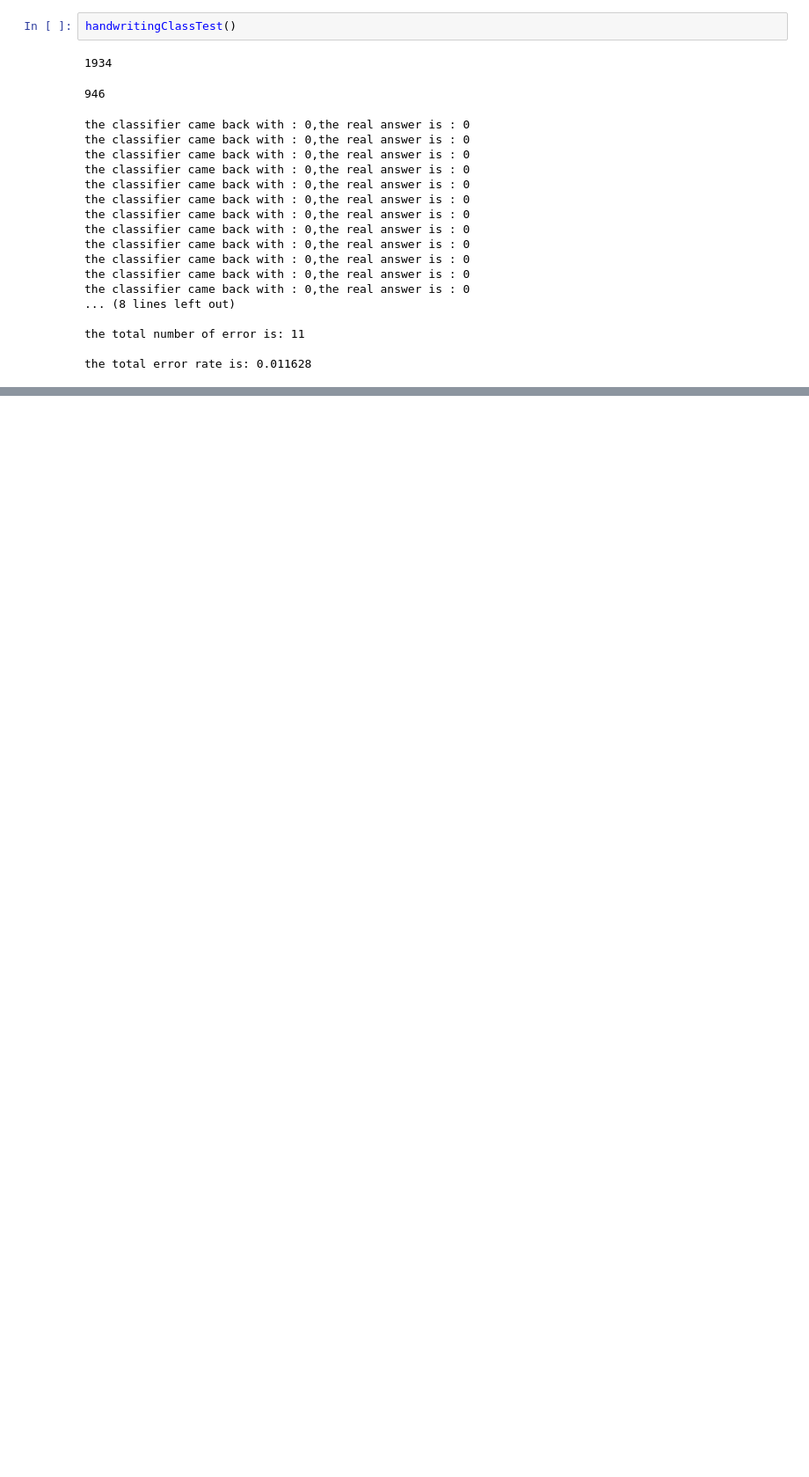
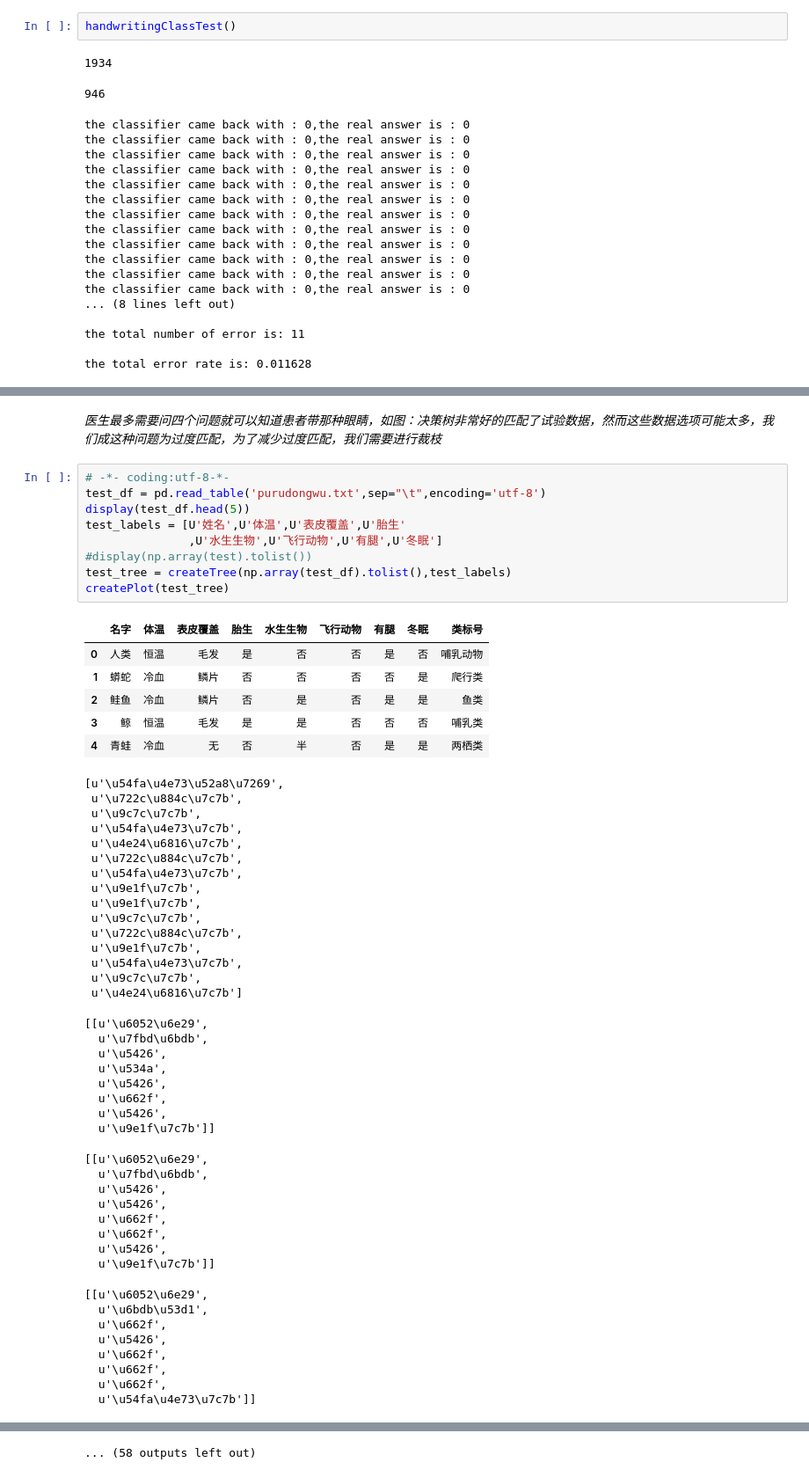
Before and after one commit to xiaohaibuhuai/Y_D, a Jupyter notebook: project/actionML/KNN.ipynb, the cells around one changed output, grey strips where cells are left out. Shown: that part at 88% size. Saved outputs shown, nothing was run; the diff lists cells and outputs as text; blank space fills up the shorter version.

```diff
--- a/project/actionML/KNN.ipynb
+++ b/project/actionML/KNN.ipynb
@@ -755,0 +790,57 @@ axprops
+# %% [markdown]
+*医生最多需要问四个问题就可以知道患者带那种眼睛，如图：决策树非常好的匹配了试验数据，然而这些数据选项可能太多，我们成这种问题为过度匹配，为了减少过度匹配，我们需要进行裁枝*
+# %%
+# -*- coding:utf-8-*-
+test_df = pd.read_table('purudongwu.txt',sep="\t",encoding='utf-8')
+display(test_df.head(5))
+test_labels = [U'姓名',U'体温',U'表皮覆盖',U'胎生'
+               ,U'水生生物',U'飞行动物',U'有腿',U'冬眠']
+#display(np.array(test).tolist())
+test_tree = createTree(np.array(test_df).tolist(),test_labels)
+createPlot(test_tree)
+# %% [output]
+|  | 名字 | 体温 | 表皮覆盖 | 胎生 | 水生生物 | 飞行动物 | 有腿 | 冬眠 | 类标号 |
+| 0 | 人类 | 恒温 | 毛发 | 是 | 否 | 否 | 是 | 否 | 哺乳动物 |
+| 1 | 蟒蛇 | 冷血 | 鳞片 | 否 | 否 | 否 | 否 | 是 | 爬行类 |
+| 2 | 鲑鱼 | 冷血 | 鳞片 | 否 | 是 | 否 | 是 | 是 | 鱼类 |
+| 3 | 鲸 | 恒温 | 毛发 | 是 | 是 | 否 | 否 | 否 | 哺乳类 |
+| 4 | 青蛙 | 冷血 | 无 | 否 | 半 | 否 | 是 | 是 | 两栖类 |
+[u'\u54fa\u4e73\u52a8\u7269',
+ u'\u722c\u884c\u7c7b',
+ u'\u9c7c\u7c7b',
+ u'\u54fa\u4e73\u7c7b',
+ u'\u4e24\u6816\u7c7b',
+ u'\u722c\u884c\u7c7b',
+ u'\u54fa\u4e73\u7c7b',
+ u'\u9e1f\u7c7b',
+ u'\u9e1f\u7c7b',
+ u'\u9c7c\u7c7b',
+ u'\u722c\u884c\u7c7b',
+ u'\u9e1f\u7c7b',
+ u'\u54fa\u4e73\u7c7b',
+ u'\u9c7c\u7c7b',
+ u'\u4e24\u6816\u7c7b']
+[[u'\u6052\u6e29',
+  u'\u7fbd\u6bdb',
+  u'\u5426',
+  u'\u534a',
+  u'\u5426',
+  u'\u662f',
+  u'\u5426',
+  u'\u9e1f\u7c7b']]
+[[u'\u6052\u6e29',
+  u'\u7fbd\u6bdb',
+  u'\u5426',
+  u'\u5426',
+  u'\u662f',
+  u'\u662f',
+  u'\u5426',
+  u'\u9e1f\u7c7b']]
+[[u'\u6052\u6e29',
+  u'\u6bdb\u53d1',
+  u'\u662f',
+  u'\u5426',
+  u'\u662f',
+  u'\u662f',
+  u'\u662f',
+  u'\u54fa\u4e73\u7c7b']]
@@ -755,0 +903 @@ axprops
+... (58 outputs left out)
```
Also changed, not shown: parts of 17 cells of this notebook, 3 other files.
